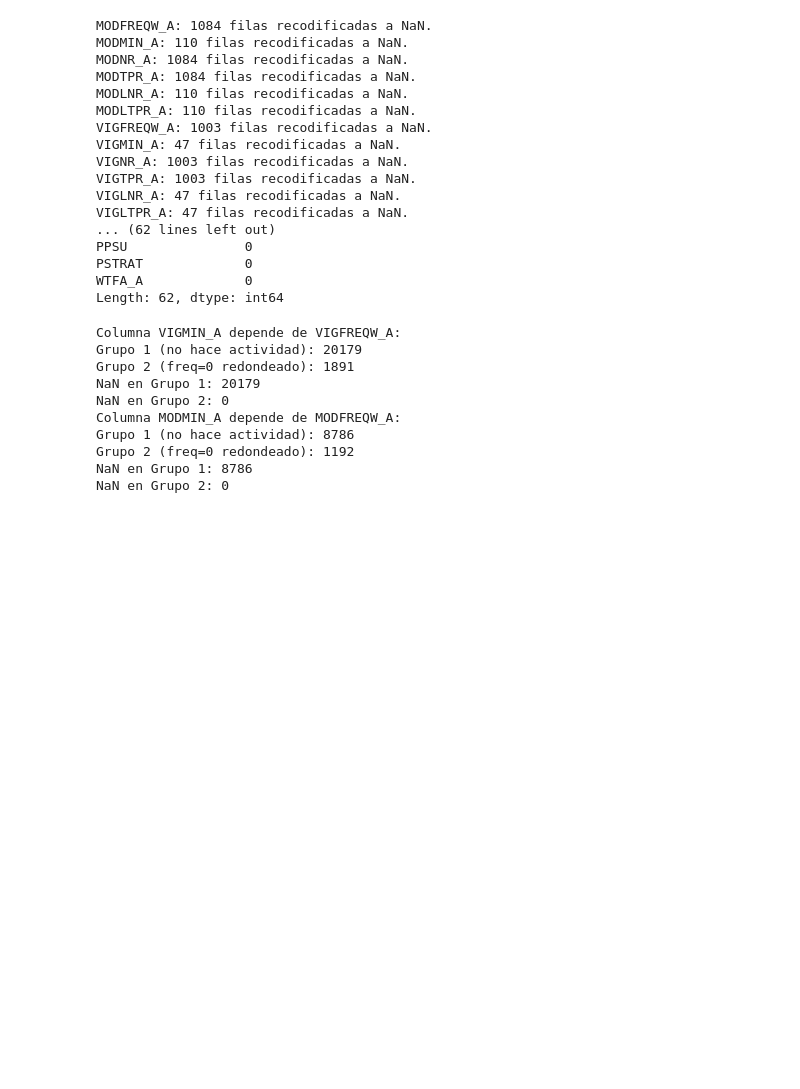
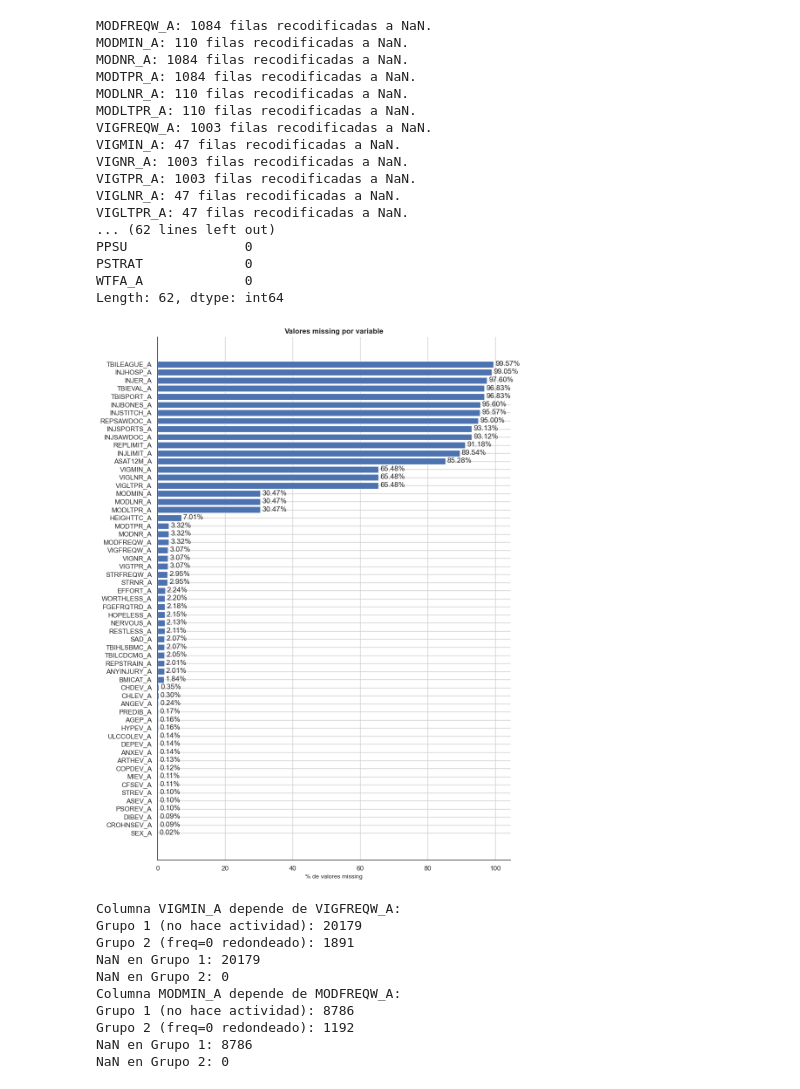
Before and after one commit to anairinac/tfm-wearable-health, a Jupyter notebook: notebooks/notebook.ipynb, the cells around one changed output. Cells and saved outputs as stored; diff of their text form; code cells hidden in the pictures; blank space fills up the shorter version.

```diff
--- a/notebooks/notebook.ipynb
+++ b/notebooks/notebook.ipynb
@@ -231,7 +232,7 @@ injury_vars = [
 # %%
 selected_vars = sample_vars + physical_activity_vars + psych_distress_vars + respiratory_vars + metabolic_vars + cardiovasc_vars + basic_vars + fatigue_vars + auto_infl_vars + injury_vars
 
-df_selected = df_raw[selected_vars]
+df_selected = df_raw[selected_vars].copy()
 
 print(f"Possible target variables:\n")
 for col in selected_vars:
@@ -584,6 +585,22 @@ PPSU               0
 PSTRAT             0
 WTFA_A             0
 Length: 62, dtype: int64
+# %%
+def plot_missing(df, missing_from_df):
+    missing = df.isna().mean().sort_values(ascending=False) * 100
+    missing_percentage = missing[missing > 0]
+    fig, ax = plt.subplots(figsize=(10,13))
+    ax.barh(missing_percentage.index[::-1], missing_percentage.values[::-1])
+    ax.set_xlabel('% de valores missing')
+    ax.set_title('Valores missing por variable')
+    for i, v in enumerate(missing_percentage.values[::-1]):
+        ax.text(v + 0.5, i - 0.2, f"{v:.2f}%")
+    plt.tight_layout()
+    plt.show()
+
+plot_missing(df_clean_special_codes, missing)
+# %% [output]
+[figure, added]
 # %%
 def verify_missing_structural(df_original, freq_col, duration_col, no_activity=94):
     mascara_no_activity = df_original[freq_col] == no_activity
```
Also changed, not shown: parts of 26 cells of this notebook.
